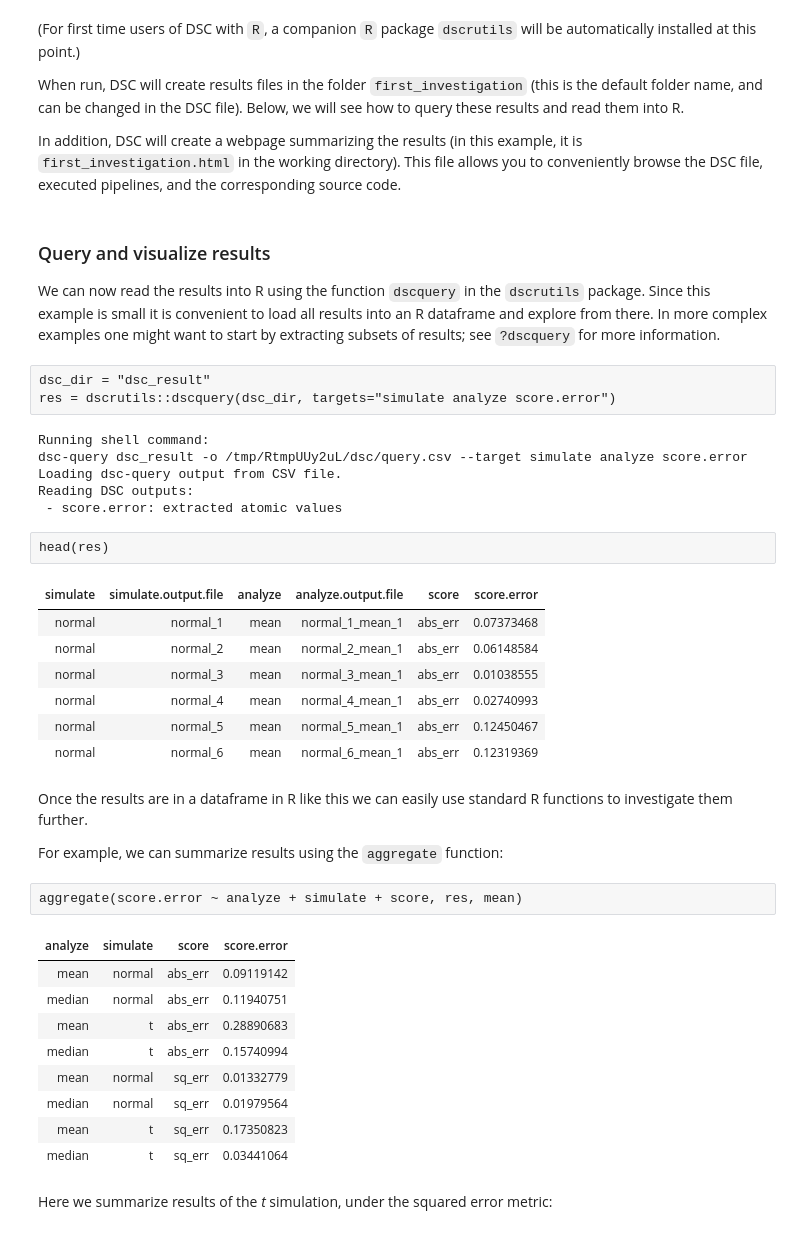
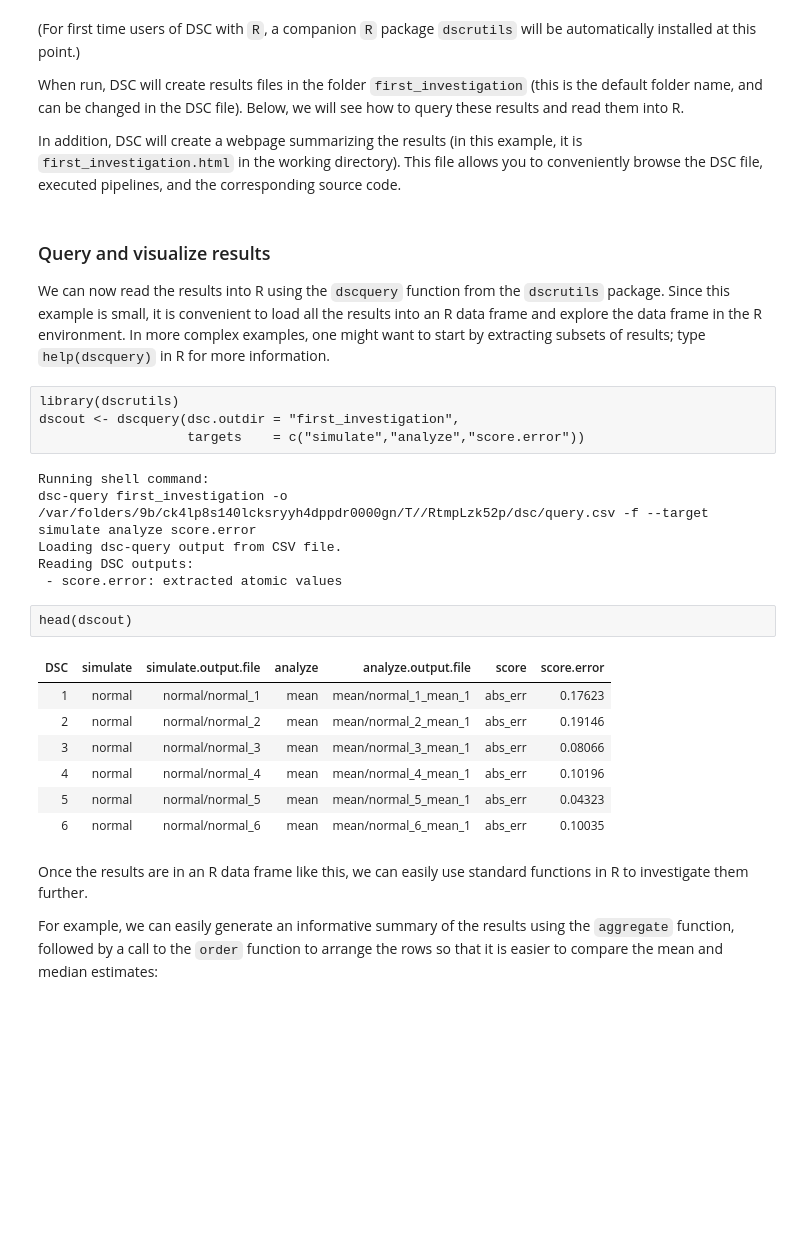
Before and after one commit to stephenslab/dsc-wiki, a Jupyter notebook: tutorials/Intro_DSC.ipynb, the cells around one changed output. Cells and saved outputs as stored; diff of their text form; blank space fills up the shorter version.

```diff
--- a/tutorials/Intro_DSC.ipynb
+++ b/tutorials/Intro_DSC.ipynb
@@ -160,41 +160,28 @@ In addition, DSC will create a webpage summarizing the results (in this example,
 # %% [markdown]
 ### Query and visualize results
 
-We can now read the results into R using the function `dscquery` in the `dscrutils` package. Since this example is small it is convenient to load all results into an R dataframe and explore from there. In more complex examples one might want to start by extracting subsets of results; see `?dscquery` for more information.
+We can now read the results into R using the `dscquery` function from the `dscrutils` package. Since this example is small, it is convenient to load all the results into an R data frame and explore the data frame in the R environment. In more complex examples, one might want to start by extracting subsets of results; type `help(dscquery)` in R for more information.
 # %%
-dsc_dir = "dsc_result"
-res = dscrutils::dscquery(dsc_dir, targets="simulate analyze score.error")
+library(dscrutils)
+dscout <- dscquery(dsc.outdir = "first_investigation",
+                   targets    = c("simulate","analyze","score.error"))
 # %% [output]
 Running shell command:
-dsc-query dsc_result -o /tmp/RtmpUUy2uL/dsc/query.csv --target simulate analyze score.error
+dsc-query first_investigation -o /var/folders/9b/ck4lp8s140lcksryyh4dppdr0000gn/T//RtmpLzk52p/dsc/query.csv -f --target simulate analyze score.error
 Loading dsc-query output from CSV file.
 Reading DSC outputs:
  - score.error: extracted atomic values
 # %%
-head(res)
+head(dscout)
 # %% [output]
-| simulate | simulate.output.file | analyze | analyze.output.file | score | score.error |
-| normal | normal_1 | mean | normal_1_mean_1 | abs_err | 0.07373468 |
-| normal | normal_2 | mean | normal_2_mean_1 | abs_err | 0.06148584 |
-| normal | normal_3 | mean | normal_3_mean_1 | abs_err | 0.01038555 |
-| normal | normal_4 | mean | normal_4_mean_1 | abs_err | 0.02740993 |
-| normal | normal_5 | mean | normal_5_mean_1 | abs_err | 0.12450467 |
-| normal | normal_6 | mean | normal_6_mean_1 | abs_err | 0.12319369 |
+| DSC | simulate | simulate.output.file | analyze | analyze.output.file | score | score.error |
+| 1 | normal | normal/normal_1 | mean | mean/normal_1_mean_1 | abs_err | 0.17623 |
+| 2 | normal | normal/normal_2 | mean | mean/normal_2_mean_1 | abs_err | 0.19146 |
+| 3 | normal | normal/normal_3 | mean | mean/normal_3_mean_1 | abs_err | 0.08066 |
+| 4 | normal | normal/normal_4 | mean | mean/normal_4_mean_1 | abs_err | 0.10196 |
+| 5 | normal | normal/normal_5 | mean | mean/normal_5_mean_1 | abs_err | 0.04323 |
+| 6 | normal | normal/normal_6 | mean | mean/normal_6_mean_1 | abs_err | 0.10035 |
 # %% [markdown]
-Once the results are in a dataframe in R like this we can easily use standard R functions to investigate them further.
+Once the results are in an R data frame like this, we can easily use standard functions in R to investigate them further.
 
-For example, we can summarize results using the `aggregate` function:
+For example, we can easily generate an informative summary of the results using the `aggregate` function, followed by a call to the `order` function to arrange the rows so that it is easier to compare the mean and median estimates:
-# %%
-aggregate(score.error ~ analyze + simulate + score, res, mean)
-# %% [output]
-| analyze | simulate | score | score.error |
-| mean | normal | abs_err | 0.09119142 |
-| median | normal | abs_err | 0.11940751 |
-| mean | t | abs_err | 0.28890683 |
-| median | t | abs_err | 0.15740994 |
-| mean | normal | sq_err | 0.01332779 |
-| median | normal | sq_err | 0.01979564 |
-| mean | t | sq_err | 0.17350823 |
-| median | t | sq_err | 0.03441064 |
-# %% [markdown]
-Here we summarize results of the *t* simulation, under the squared error metric:
```
Also changed, not shown: parts of 7 cells of this notebook, 1 other file.
